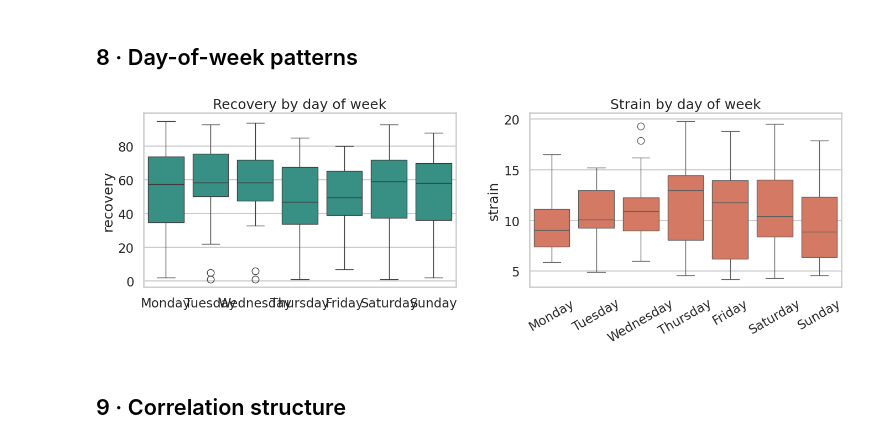
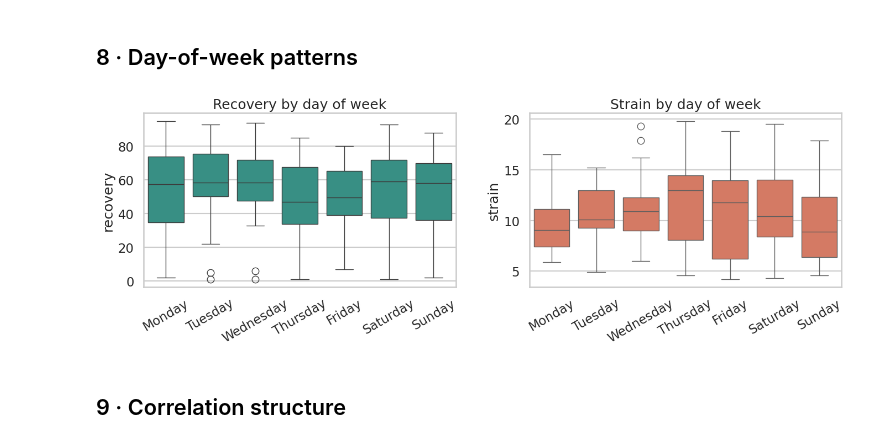
Before and after one commit to onatsf/whoop, a Jupyter notebook: Onat_Whoop_EDA.ipynb, the cells around one changed output. Cells and saved outputs as stored; diff of their text form; code cells hidden in the pictures.

```diff
--- a/Onat_Whoop_EDA.ipynb
+++ b/Onat_Whoop_EDA.ipynb
@@ -482,18 +482,20 @@ plt.show()
 # %%
 tmp = cycles_ts.copy()
 tmp['dow_name'] = tmp['date'].dt.day_name()
 order = ['Monday','Tuesday','Wednesday','Thursday','Friday','Saturday','Sunday']
 
 fig, axes = plt.subplots(1, 2, figsize=(14,5))
 sns.boxplot(data=tmp, x='dow_name', y='recovery', order=order, ax=axes[0], color='#2a9d8f')
 axes[0].set_title('Recovery by day of week'); axes[0].set_xlabel('')
 sns.boxplot(data=tmp, x='dow_name', y='strain',   order=order, ax=axes[1], color='#e76f51')
 axes[1].set_title('Strain by day of week');   axes[1].set_xlabel('')
 plt.xticks(rotation=30); plt.tight_layout()
 plt.savefig(f'{FIG_DIR}/eda_dow.png', dpi=130, bbox_inches='tight')
+for ax in axes:
+    ax.tick_params(axis='x', rotation=30)
 plt.show()
 # %% [output]
-[figure, old version]
+[figure, new version]
 # %% [markdown]
 ## 9 · Correlation structure
 # %%
```
